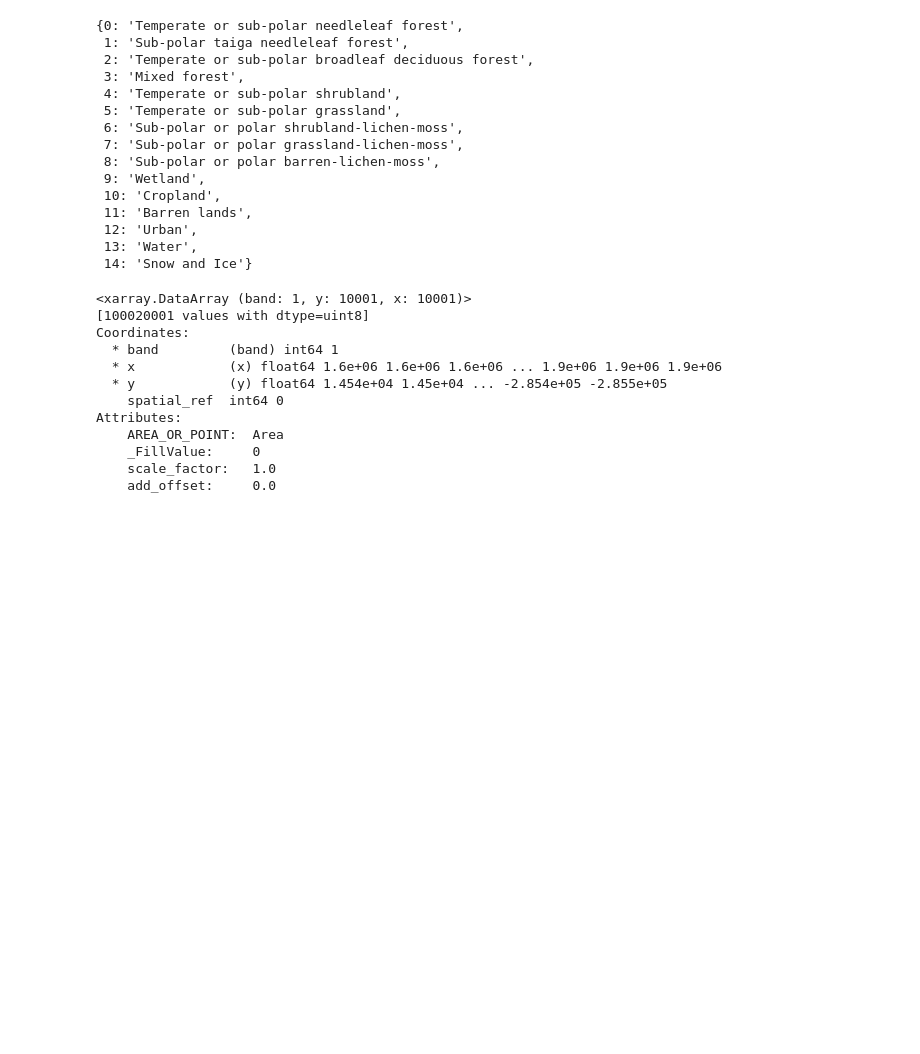
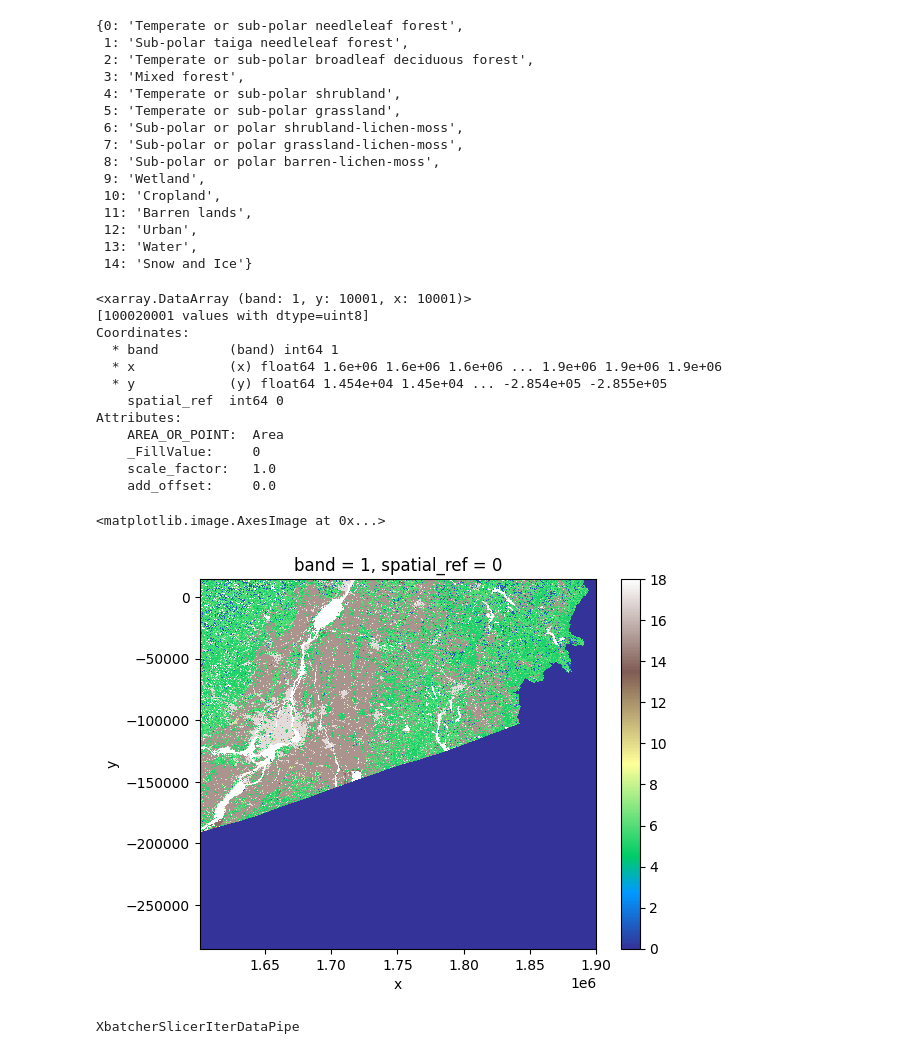
Before and after one commit to ai-extensions/stac-data-loader, a Jupyter notebook: notebooks/stac_dataloader.ipynb, the cells around one changed output. Cells and saved outputs as stored; diff of their text form; code cells hidden in the pictures; blank space fills up the shorter version.

Commit message:
add sample chip loading from land-cover data slices

```diff
--- a/notebooks/stac_dataloader.ipynb
+++ b/notebooks/stac_dataloader.ipynb
@@ -81,8 +81,8 @@ signed_items = [
 # Open one of the data assets
 # (other asset keys to use: 'B01', 'B02', 'B03', 'B04', 'B05', 'B06', 'B07', 'B08', 'B09', 'B11', 'B12', 'B8A', 'SCL', 'WVP', 'visual', 'preview')
 asset_href = signed_items[0].href
-ds = rioxarray.open_rasterio(asset_href)
-ds
+xarray_data = rioxarray.open_rasterio(asset_href)
+xarray_data
 # %% [output]
 <xarray.DataArray (band: 1, y: 10001, x: 10001)>
 [100020001 values with dtype=uint8]
@@ -96,3 +96,19 @@ Attributes:
     _FillValue:     0
     scale_factor:   1.0
     add_offset:     0.0
+# %%
+# note: USA area not available (no-data), only Canada/Québec portion with land-cover classes is visible
+xarray_data.squeeze().plot.imshow(cmap="terrain")  # 'squeeze' because color is 1D (classes), not RGB(A)
+# %% [output]
+<matplotlib.image.AxesImage at 0x...>
+[figure, added]
+# %%
+# WARNING: ensure this is imported, otherwise "slice_with_xbatcher" property won't be registered!
+from zen3geo.datapipes import XbatcherSlicer  # noqa
+
+xarray_iter = [rioxarray.open_rasterio(item.href) for item in signed_items]
+data_pipe = torchdata.datapipes.iter.IterableWrapper(iterable=xarray_iter)
+dp_xarray = data_pipe.slice_with_xbatcher(input_dims={"x": 256, "y": 256})
+dp_xarray
+# %% [output]
+XbatcherSlicerIterDataPipe
```
Also changed, not shown: parts of 4 cells of this notebook, 3 other files.
